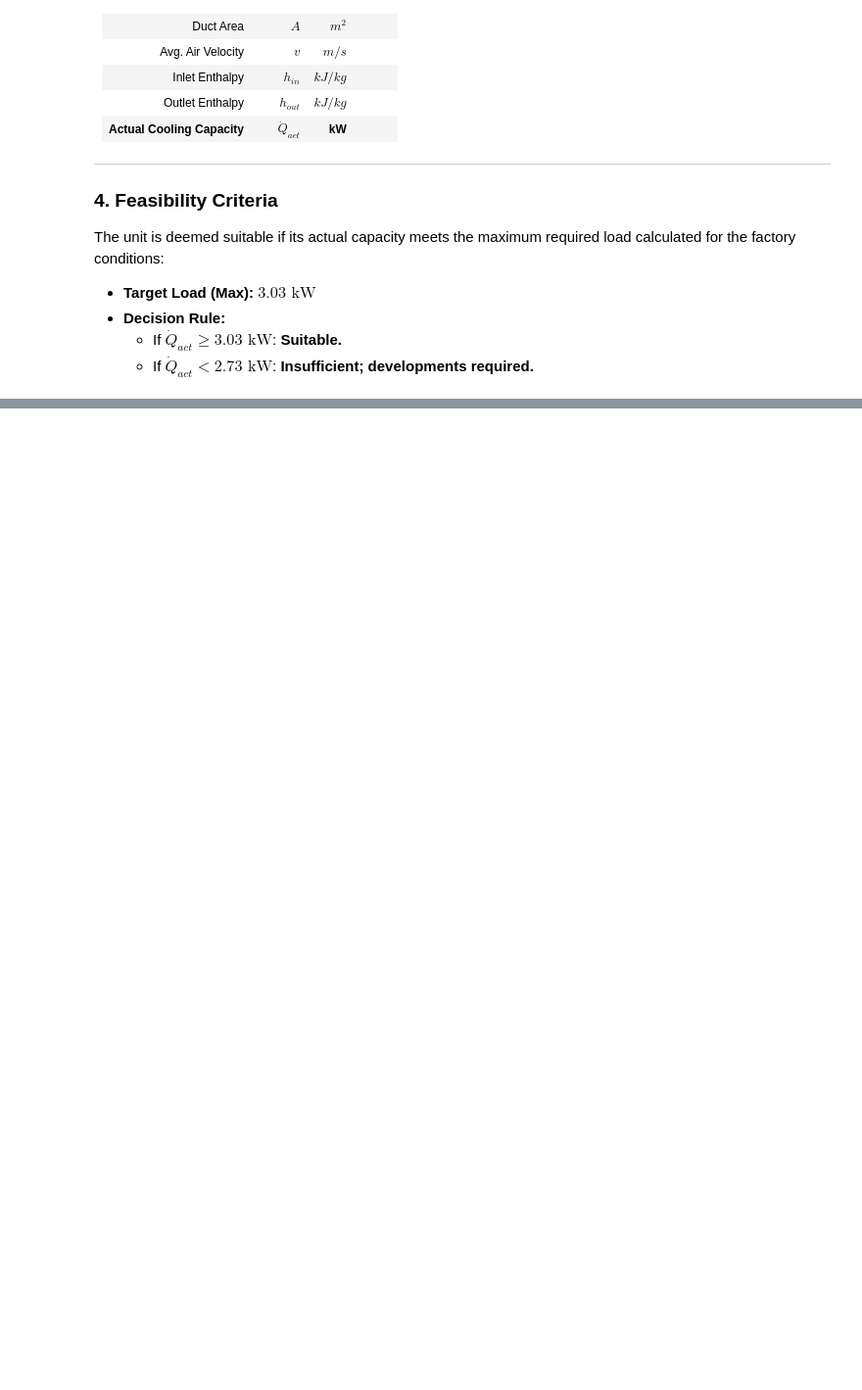
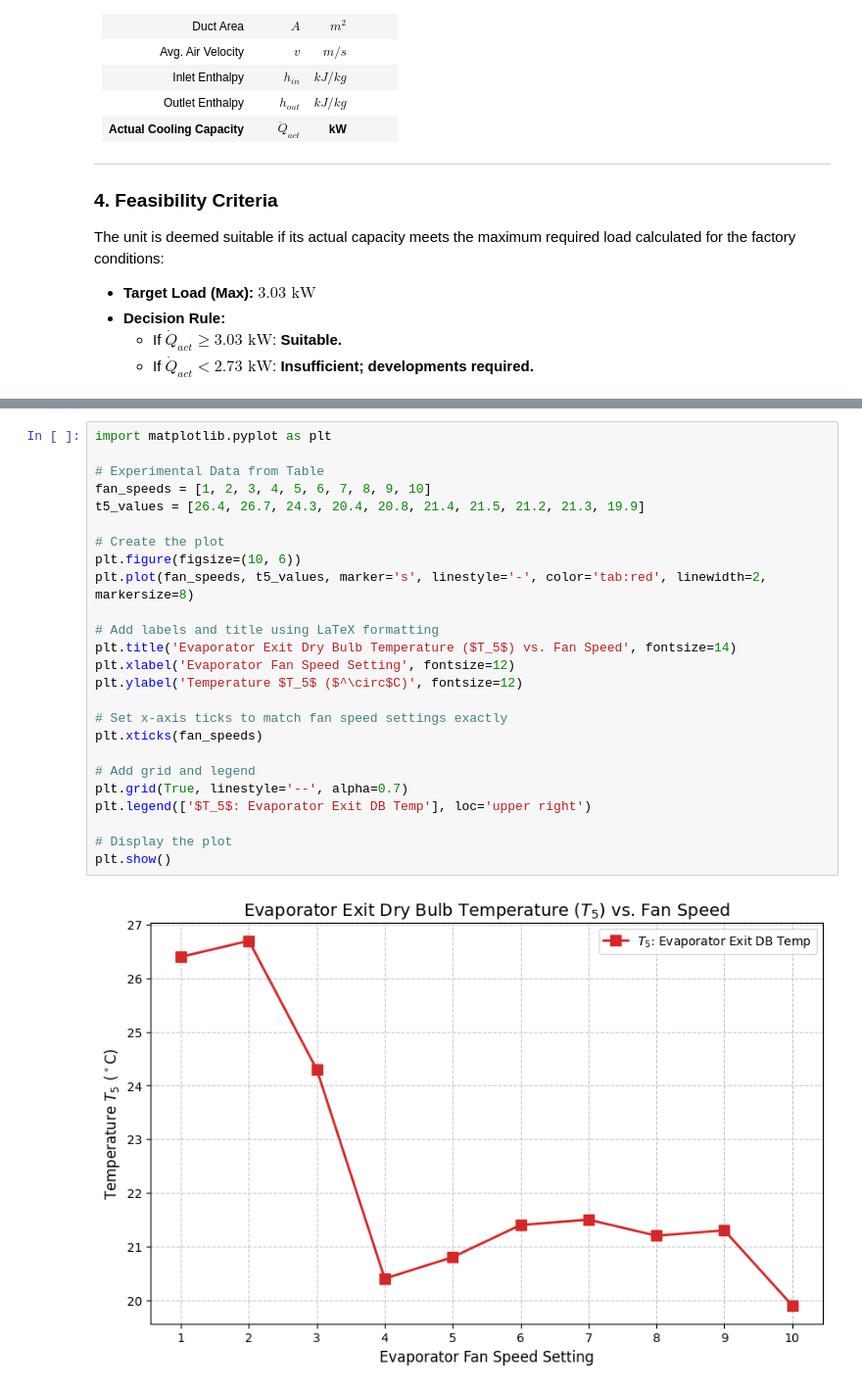
Before and after one commit to kush450629/ME421_GROUP_A1, a Jupyter notebook: Heat Transfer/ME421_E20048_HVAC.ipynb, the cells around one changed output, grey strips where cells are left out. Shown at 98% size. Cells and saved outputs as stored; diff of their text form; blank space fills up the shorter version.

```diff
--- a/Heat Transfer/ME421_E20048_HVAC.ipynb
+++ b/Heat Transfer/ME421_E20048_HVAC.ipynb
@@ -173,3 +176,30 @@ The cooling capacity of the unit is determined by analyzing the air as it passes
 * **Mass Flow Influence**: As the fan speed increases, the intake velocity ($V_{in}$) rises to a peak of $9.8$ m/s at Speed 9. This significantly increases the air mass flow rate ($\dot{m}_a$), which is a primary driver of the total cooling load ($\dot{Q} = \dot{m}_a \Delta h$).
 * **Efficiency at High Speeds**: At fan speed 10, although the velocity ($9.5$ m/s) is slightly lower than at speed 9, we observe the lowest exit dry bulb ($T_5 = 19.9^\circ$C) and exit wet bulb ($T_6 = 16.5^\circ$C). This indicates that speed 10 may provide the most effective cooling by optimizing the contact time between the air and the evaporator coils.
 * **Feasibility Conclusion**: By calculating $\dot{Q}$ for these high-speed settings using the enthalpy values from $T_4$ and $T_6$, we can determine if the unit exceeds the required **3.03 kW** maximum load for the factory's milk storage needs.
+# %%
+import matplotlib.pyplot as plt
+
+# Experimental Data from Table
+fan_speeds = [1, 2, 3, 4, 5, 6, 7, 8, 9, 10]
+t5_values = [26.4, 26.7, 24.3, 20.4, 20.8, 21.4, 21.5, 21.2, 21.3, 19.9]
+
+# Create the plot
+plt.figure(figsize=(10, 6))
+plt.plot(fan_speeds, t5_values, marker='s', linestyle='-', color='tab:red', linewidth=2, markersize=8)
+
+# Add labels and title using LaTeX formatting
+plt.title('Evaporator Exit Dry Bulb Temperature ($T_5$) vs. Fan Speed', fontsize=14)
+plt.xlabel('Evaporator Fan Speed Setting', fontsize=12)
+plt.ylabel('Temperature $T_5$ ($^\circ$C)', fontsize=12)
+
+# Set x-axis ticks to match fan speed settings exactly
+plt.xticks(fan_speeds)
+
+# Add grid and legend
+plt.grid(True, linestyle='--', alpha=0.7)
+plt.legend(['$T_5$: Evaporator Exit DB Temp'], loc='upper right')
+
+# Display the plot
+plt.show()
+# %% [output]
+[figure, added]
```
Also changed, not shown: parts of 5 cells of this notebook.
